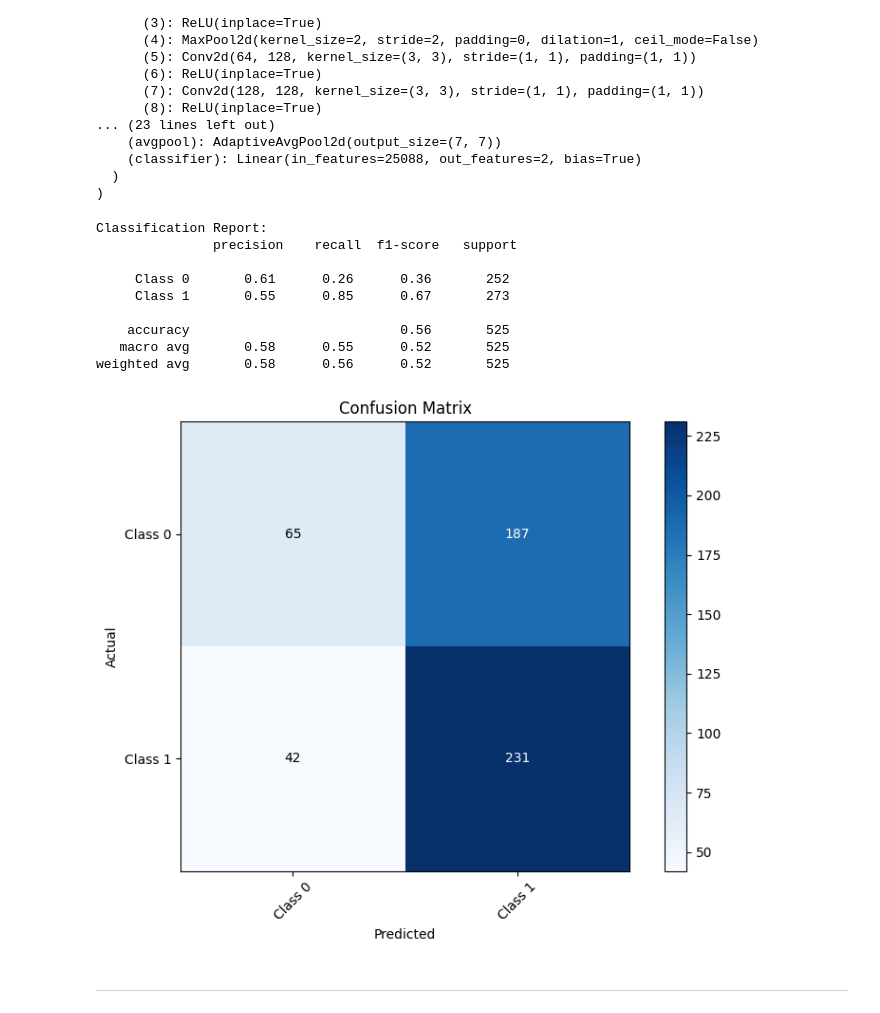
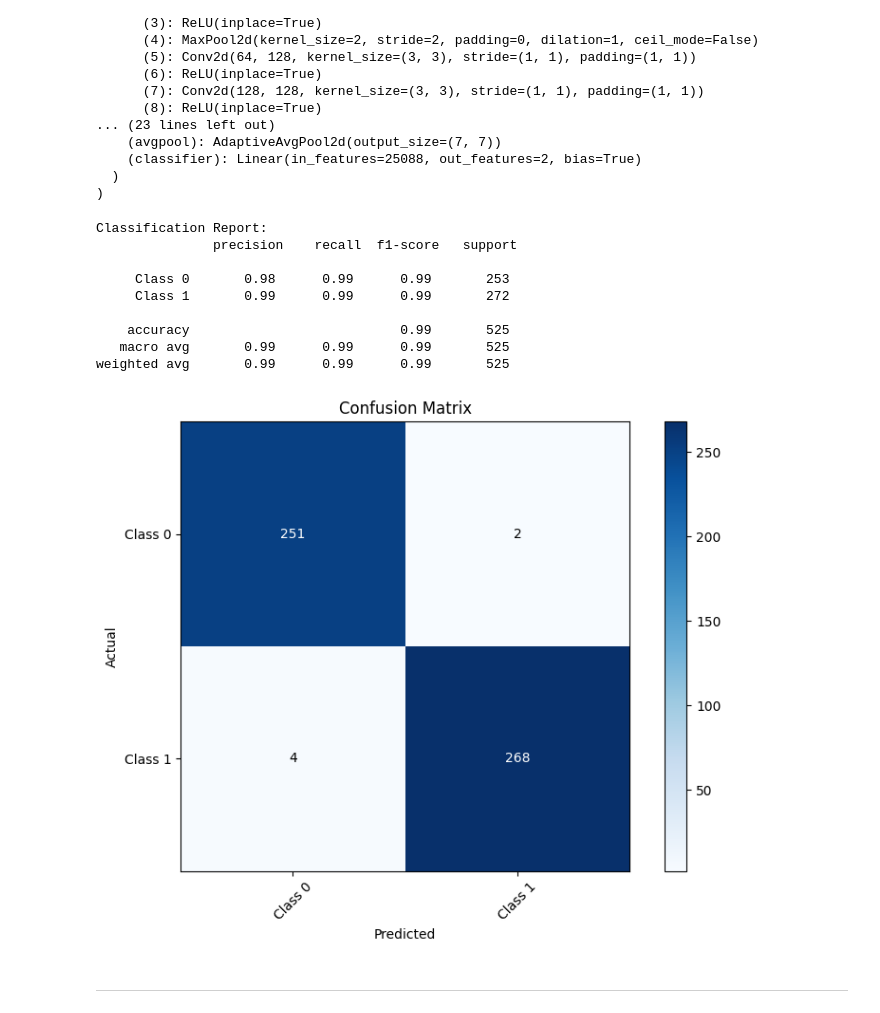
Before and after one commit to nickvivat/ImageProcessing, a Jupyter notebook: Week8/Lab8_1_TrasnferLearning.ipynb, the cells around one changed output. Drawn from its saved outputs; the diff is of its cells as text; code cells hidden in the pictures.

```diff
--- a/Week8/Lab8_1_TrasnferLearning.ipynb
+++ b/Week8/Lab8_1_TrasnferLearning.ipynb
@@ -127,13 +130,11 @@ Complete the `customVGG16` class below, which can create a pretrained VGG16 mode
 # %%
 ### START CODE HERE ###
 class customVGG16(nn.Module):
-    def __init__(self, add_feat_dims=None, h_dims=None, num_classes=10, input_size=(1, 28, 28), trainable_layers_idx=None):
+    def __init__(self, add_feat_dims=None, h_dims=None, num_classes=10, input_size=(1, 224, 224), trainable_layers_idx=None):
         super(customVGG16, self).__init__()
         self.vgg16 = models.vgg16(pretrained=True)
 
         self.vgg16.features[0] = nn.Conv2d(in_channels=1, out_channels=64, kernel_size=(3, 3), stride=(1, 1), padding=(1, 1))
-
-        self.vgg16.features[16] = nn.MaxPool2d(kernel_size=2, stride=1, padding=1)
 
         #Freeze Feature Extractor Layers
         for param in self.vgg16.features[:].parameters():
@@ -305,9 +306,9 @@ test_size = dataset_size - train_size - val_size
 
 train_dataset, val_dataset, test_dataset = random_split(dataset, [train_size, val_size, test_size])
 
-train_loader = DataLoader(train_dataset, batch_size=16, shuffle=True)
-val_loader = DataLoader(val_dataset, batch_size=16, shuffle=False)
-test_loader = DataLoader(test_dataset, batch_size=16, shuffle=False)
+train_loader = DataLoader(train_dataset, batch_size=16, shuffle=True, pin_memory=True)
+val_loader = DataLoader(val_dataset, batch_size=16, shuffle=False, pin_memory=True)
+test_loader = DataLoader(test_dataset, batch_size=16, shuffle=False, pin_memory=True)
 # %%
 ### START CODE HERE ###
 import torch.optim as optim
@@ -396,12 +397,14 @@ customVGG16(
 # %%
 ### START CODE HERE ###
 
+device = 'cuda' if torch.cuda.is_available() else 'cpu'
+model1 = model1.to(device)
 all_labels = []
 all_predictions = []
 
 for images, labels, _ in test_loader:
-    images = images.to('cuda' if torch.cuda.is_available() else 'cpu')
-    labels = labels.to('cuda' if torch.cuda.is_available() else 'cpu')
+    images = images.to(device)
+    labels = labels.to(device)
     with torch.no_grad():
         outputs = model1(images)
         _, predicted = torch.max(outputs, 1)
@@ -503,7 +507,7 @@ weighted avg       0.96      0.96      0.96       350
 </details>
 # %%
 model2 = customVGG16(num_classes=2)
-model2.load_state_dict(torch.load(r'C:\Users\Nickv\Documents\ImageProcessing\Week8\models\model2\model2_epoch_30.pth'))
+model2.load_state_dict(torch.load(r'C:\Users\Nickv\Documents\ImageProcessing\Week8\models\model2\model2_epoch_10.pth'))
 model2.eval()
 # %% [output]
 customVGG16(
@@ -526,37 +530,39 @@ customVGG16(
 # %%
 ### START CODE HERE ###
 
+device = 'cuda' if torch.cuda.is_available() else 'cpu'
 all_labels = []
 all_predictions = []
+model2 = model2.to(device)
 
 for images, _, languages in test_loader:
-    images = images.to('cuda' if torch.cuda.is_available() else 'cpu')
-    languages = languages.to('cuda' if torch.cuda.is_available() else 'cpu')
+    images = images.to(device)
+    languages = languages.to(device)
 
     with torch.no_grad():
         outputs = model2(images)
         _, predicted = torch.max(outputs, 1)
 
     all_labels.extend(languages.cpu().numpy())
     all_predictions.extend(predicted.cpu().numpy())
 
 all_labels = np.array(all_labels)
 all_predictions = np.array(all_predictions)
 
 evaluate_task(all_labels, all_predictions, target_names=['Class 0', 'Class 1'])
 
 ### END CODE HERE ###
 # %% [output]
 Classification Report:
                precision    recall  f1-score   support
 
-     Class 0       0.61      0.26      0.36       252
-     Class 1       0.55      0.85      0.67       273
+     Class 0       0.98      0.99      0.99       253
+     Class 1       0.99      0.99      0.99       272
 
-    accuracy                           0.56       525
-   macro avg       0.58      0.55      0.52       525
-weighted avg       0.58      0.56      0.52       525
+    accuracy                           0.99       525
+   macro avg       0.99      0.99      0.99       525
+weighted avg       0.99      0.99      0.99       525
-[figure, old version]
+[figure, new version]
 # %% [markdown]
 ---
 # %% [markdown]
```
Also changed, not shown: parts of 12 cells of this notebook.
